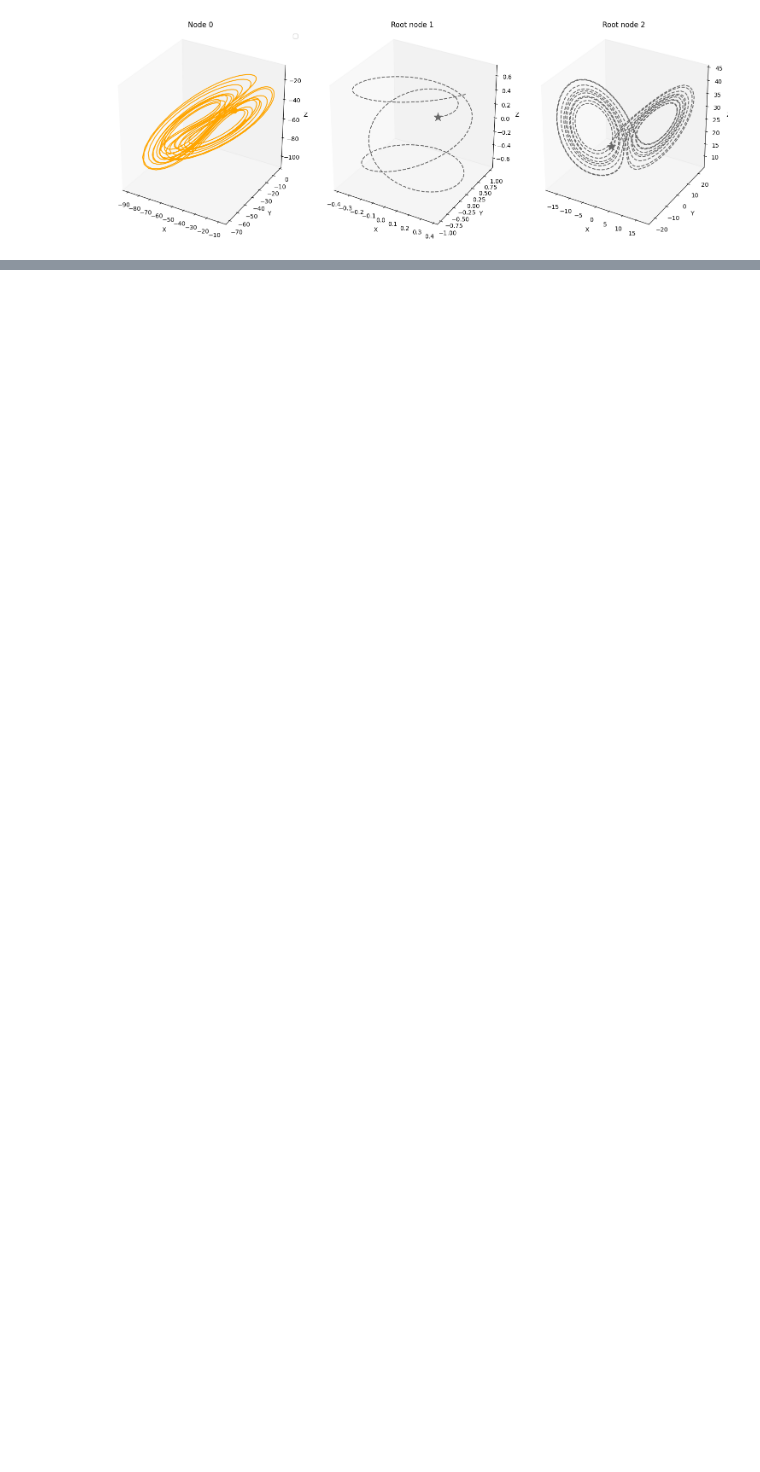
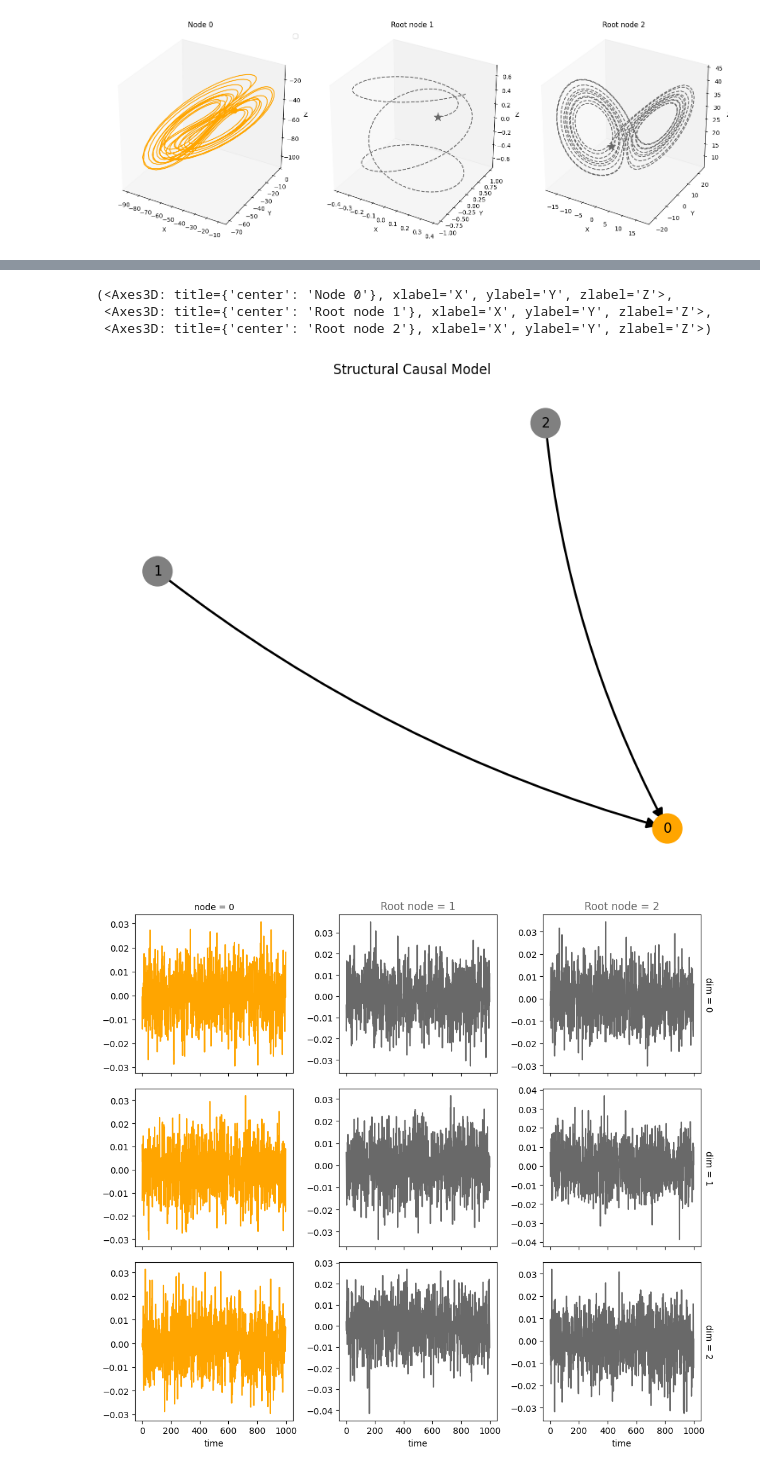
Before and after one commit to kausable/CausalDynamics, a Jupyter notebook: notebooks/features.ipynb, the cells around one changed output, grey strips where cells are left out. Saved outputs shown, nothing was run; the diff lists cells and outputs as text; code cells hidden in the pictures; blank space fills up the shorter version.

```diff
--- a/notebooks/features.ipynb
+++ b/notebooks/features.ipynb
@@ -194,0 +197,29 @@ INFO - Simulating Lorenz system for 1000 timesteps...
+# %%
+num_nodes = 3
+node_dim = 3
+num_timesteps = 1000
+standardize = True
+
+confounders=False,
+system_name='Lorenz'
+
+A = torch.tensor([[0,0,0],
+                 [1,0,0],
+                 [1,0,0]])
+
+A, W, b, root_nodes, _ = create_scm(num_nodes,
+                                    node_dim=node_dim,
+                                    confounders=confounders,
+                                    adjacency_matrix=A)
+
+data = simulate_system(A, W, b,
+                      num_timesteps=num_timesteps,
+                      standardize=standardize,
+                      num_nodes=num_nodes,
+                      system_name=system_name)
+
+
+plot_scm(G=create_scm_graph(A), root_nodes=root_nodes)
+plot_trajectories(data, root_nodes, sharey=False)
+plot_3d_state(data, root_nodes, line_alpha=0.5)
+# %% [output]
@@ -194,0 +228,5 @@ INFO - Simulating Lorenz system for 1000 timesteps...
+(<Axes3D: title={'center': 'Node 0'}, xlabel='X', ylabel='Y', zlabel='Z'>,
+ <Axes3D: title={'center': 'Root node 1'}, xlabel='X', ylabel='Y', zlabel='Z'>,
+ <Axes3D: title={'center': 'Root node 2'}, xlabel='X', ylabel='Y', zlabel='Z'>)
+[figure, added]
+[figure, added]
```
Also changed, not shown: parts of 2 cells of this notebook.
